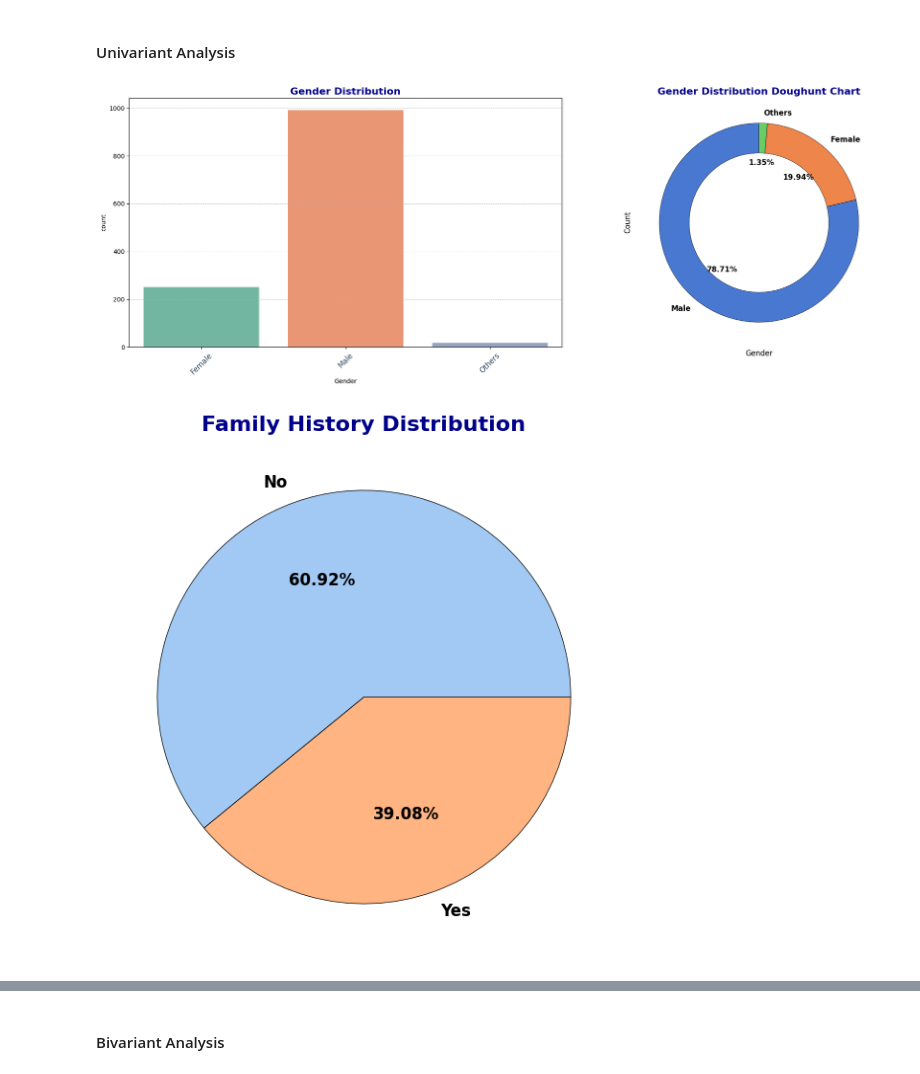
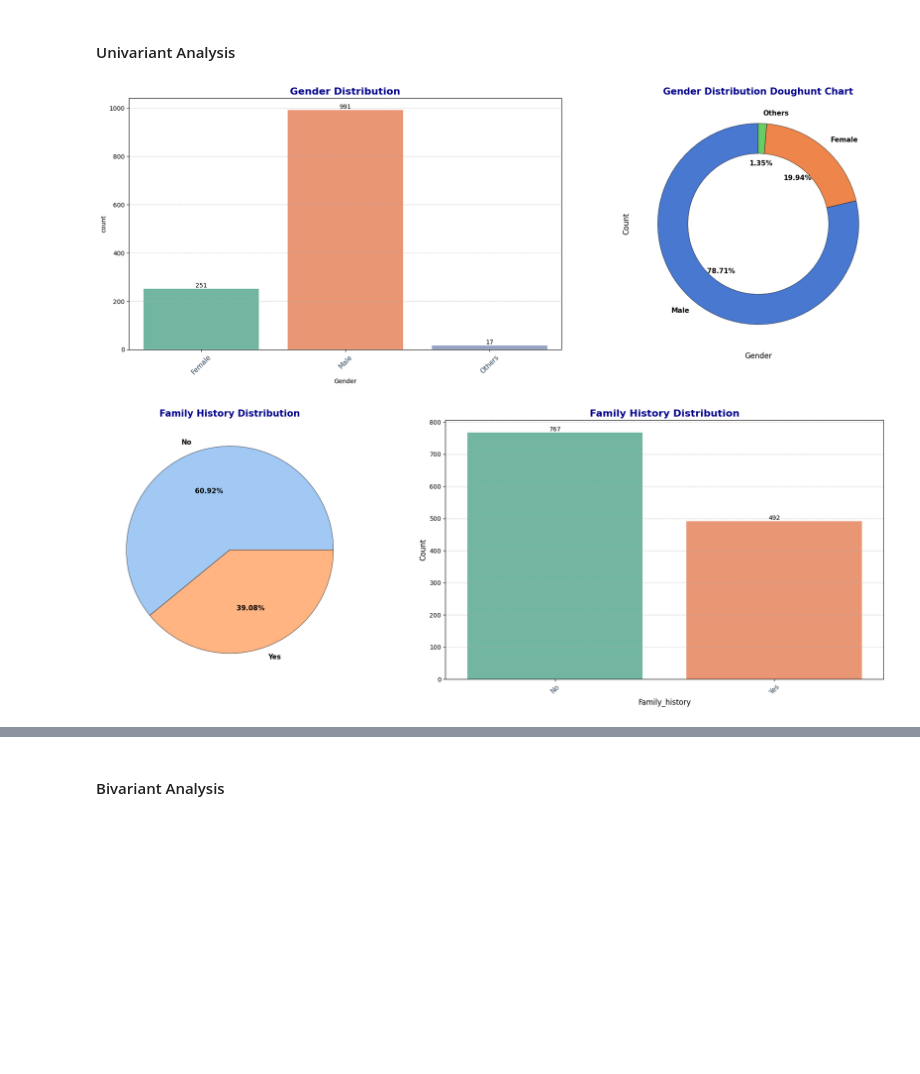
Before and after one commit to guavacoderepo/SOFT40161-COURSE-WORK, a Jupyter notebook: NTU_N1280799_SOFT40161_2.ipynb, the cells around one changed output, grey strips where cells are left out. Drawn from its saved outputs; the diff is of its cells as text; code cells hidden in the pictures; blank space fills up the shorter version.

Commit message:
gui one done, with a touch of visuals

```diff
--- a/NTU_N1280799_SOFT40161_2.ipynb
+++ b/NTU_N1280799_SOFT40161_2.ipynb
@@ -98,10 +98,10 @@ def plot_pie_chart(values: list, labels: list, title: str, colors=plt.cm.Paired.
         ax = plt.gca()
     ax.pie(values, labels=labels,
            wedgeprops={'edgecolor': 'black', 'linewidth': 0.5},
-           textprops={'fontsize': 12, 'weight': 'bold'},
+           textprops={'fontsize': 11, 'weight': 'bold'},
            colors=colors,
            autopct='%1.2f%%')
-    ax.set_title(title, fontsize=16, weight='bold', color='darkblue')
+    ax.set_title(title, fontsize=15, weight='bold', color='darkblue')
 
 # Doughnut chart plot function using ax
 def plot_doughnut_chart(values: list, labels: list, title: str, colors=sns.color_palette("muted"), ax=None):
@@ -109,11 +109,11 @@ def plot_doughnut_chart(values: list, labels: list, title: str, colors=sns.color
         ax = plt.gca()
     ax.pie(values, labels=labels,
            wedgeprops={'edgecolor': 'black', 'linewidth': 0.5, 'width': 0.3},
-           textprops={'fontsize': 12, 'weight': 'bold'},
+           textprops={'fontsize': 11, 'weight': 'bold'},
            colors=colors,
            startangle=90,
            autopct='%1.2f%%')
-    ax.set_title(title, fontsize=16, weight='bold', color='darkblue')
+    ax.set_title(title, fontsize=15, weight='bold', color='darkblue')
 
 # Bar chart plot function using ax
 def plot_bar_chart(x: list, y: list, title: str, ax=None):
@@ -123,20 +123,22 @@ def plot_bar_chart(x: list, y: list, title: str, ax=None):
            color=plt.cm.Paired(range(len(x))),
            edgecolor='black',
            linewidth=0.8)
-    ax.set_title(title, fontsize=16, weight='bold', color='darkblue')
-    ax.set_xticklabels(x, rotation=60, fontsize=10)
+    ax.set_title(title, fontsize=15, weight='bold', color='darkblue')
+    ax.set_xticklabels(x, rotation=60, fontsize=11)
     ax.grid(True, axis='y', linestyle='--', linewidth=0.7, alpha=0.7)
     for index, value in enumerate(y):
         ax.text(x=index, y=value + 0.02 * max(y), s=f'{str(round(value, 3))}', ha='center')
 
 # Count plot function using ax
-def plot_count_plot(data: DataFrame, x: str, title: str, ax=None):
+def plot_count_plot(data: DataFrame, x: str, title: str, hue=None, ax=None):
     if ax is None:
         ax = plt.gca()
-    sns.countplot(data=data, x=x, palette='Set2', ax=ax)
+    sns.countplot(data=data, x=x, hue=hue, palette='Set2', ax=ax)
     ax.set_title(title, fontsize=16, weight='bold', color='darkblue')
-    ax.set_xticklabels(ax.get_xticklabels(), rotation=45, fontsize=12, color='#34495e')
+    ax.set_xticklabels(ax.get_xticklabels(), rotation=45, fontsize=11, color='#34495e')
     ax.grid(True, axis='y', linestyle='--', linewidth=0.7, alpha=0.7)
+    for container in ax.containers:
+        ax.bar_label(container)
 # %%
 def timestamp_formatter(df:DataFrame):
     # Convert 'Timestamp' column to datetime and extract year month
@@ -398,13 +402,21 @@ labels = values.index
 plot_doughnut_chart(values, labels,"Gender Distribution Doughunt Chart",  ax=ax2);
 plt.tight_layout()
 # %% [output]
-[figure, old version]
+[figure, new version]
 # %%
+
+fig, (ax1, ax2) = plt.subplots(1, 2)
 values = df['family_history'].value_counts()
 labels = values.index
-plot_pie_chart(values, labels, 'Family History Distribution', sns.color_palette('pastel'))
+plot_pie_chart(values, labels, 'Family History Distribution', sns.color_palette('pastel'), ax=ax1)
+
+plot_count_plot(df, 'family_history', 'Family History Distribution', ax=ax2);
+plt.xlabel('Family_history', fontsize=12);
+plt.ylabel('Count', fontsize=12);
+
+plt.tight_layout()
 # %% [output]
-[figure, old version]
+[figure, new version]
 # %%
 # no of employee distribution
 plot_count_plot(df, 'no_employees', 'Workplace Size Distribution')
```
Also changed, not shown: parts of 39 cells of this notebook, 1 other file.
